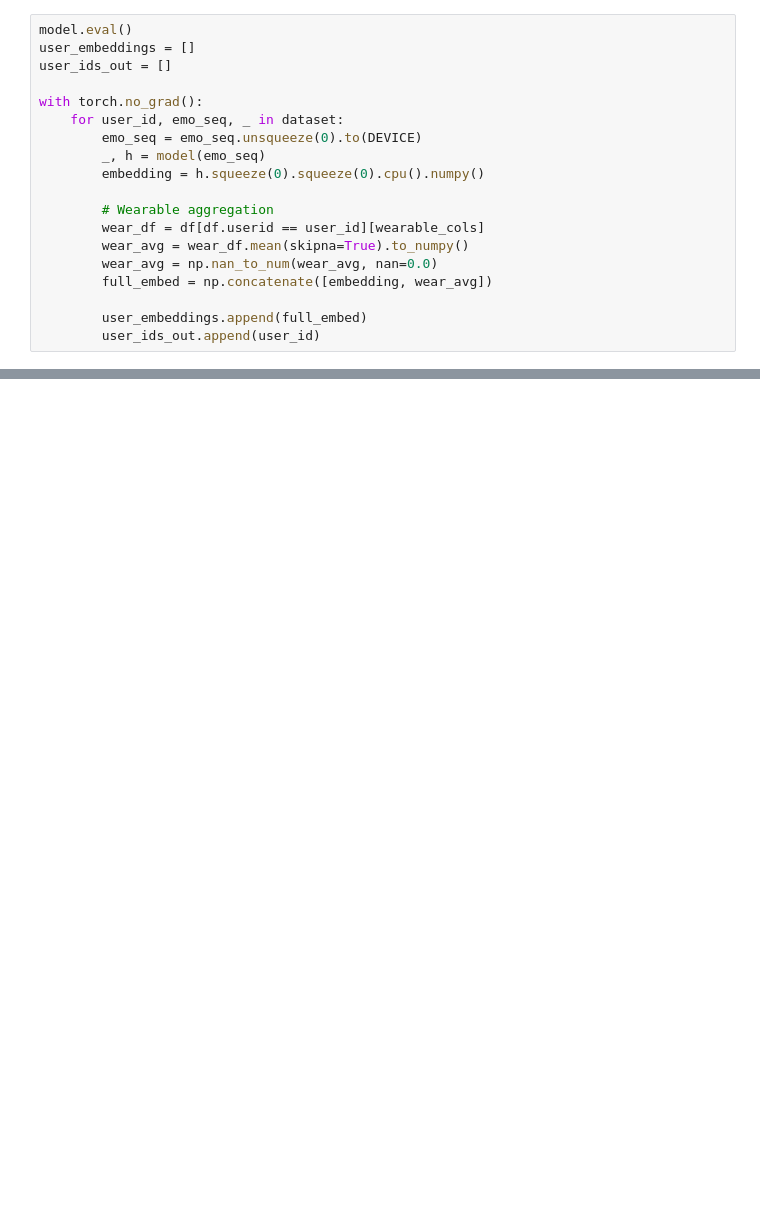
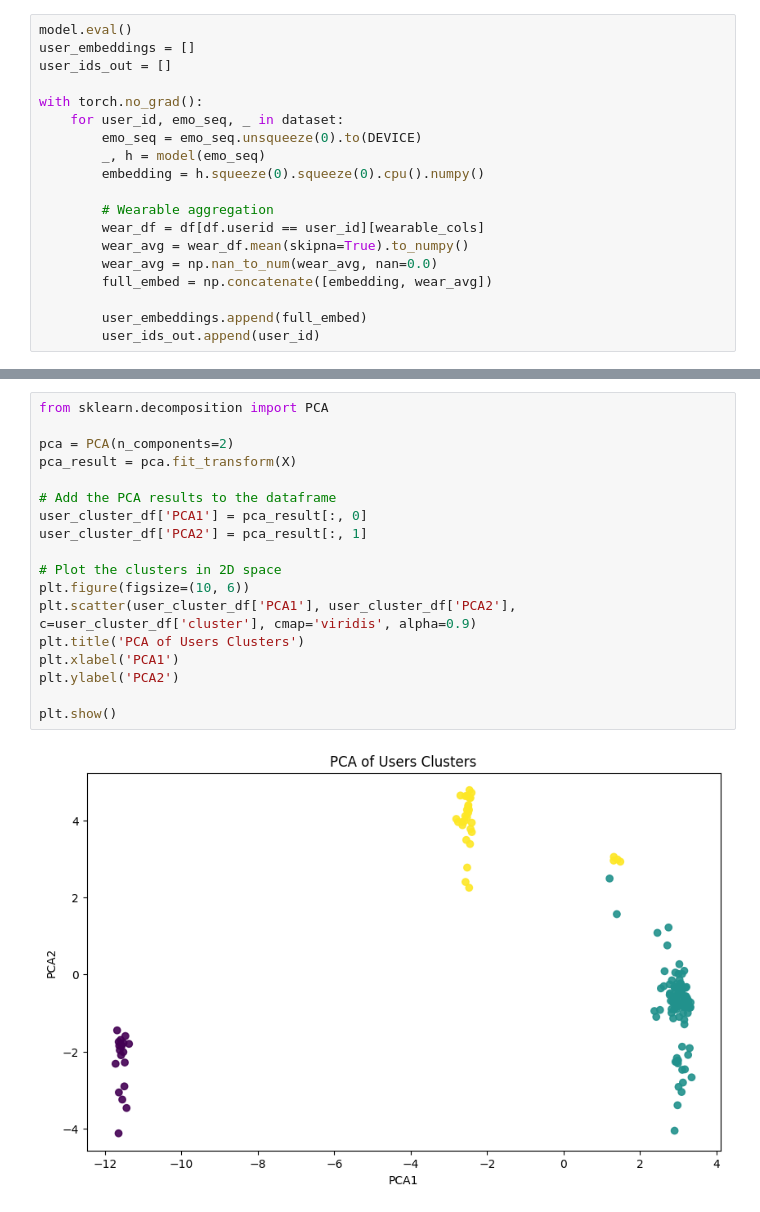
Before and after one commit to chiarapaglioni/UserStates-Clustering, a Jupyter notebook: Graph_temporal_network.ipynb, the cells around one changed output, grey strips where cells are left out. Drawn from its saved outputs; the diff is of its cells as text; blank space fills up the shorter version.

```diff
--- a/Graph_temporal_network.ipynb
+++ b/Graph_temporal_network.ipynb
@@ -618,0 +619,20 @@ torch.Size([5811, 5811])
+# %%
+from sklearn.decomposition import PCA
+
+pca = PCA(n_components=2)
+pca_result = pca.fit_transform(X)
+
+# Add the PCA results to the dataframe
+user_cluster_df['PCA1'] = pca_result[:, 0]
+user_cluster_df['PCA2'] = pca_result[:, 1]
+
+# Plot the clusters in 2D space
+plt.figure(figsize=(10, 6))
+plt.scatter(user_cluster_df['PCA1'], user_cluster_df['PCA2'], c=user_cluster_df['cluster'], cmap='viridis', alpha=0.9)
+plt.title('PCA of Users Clusters')
+plt.xlabel('PCA1')
+plt.ylabel('PCA2')
+
+plt.show()
+# %% [output]
+[figure, added]
```
Also changed, not shown: parts of 27 cells of this notebook, 3 other files.
